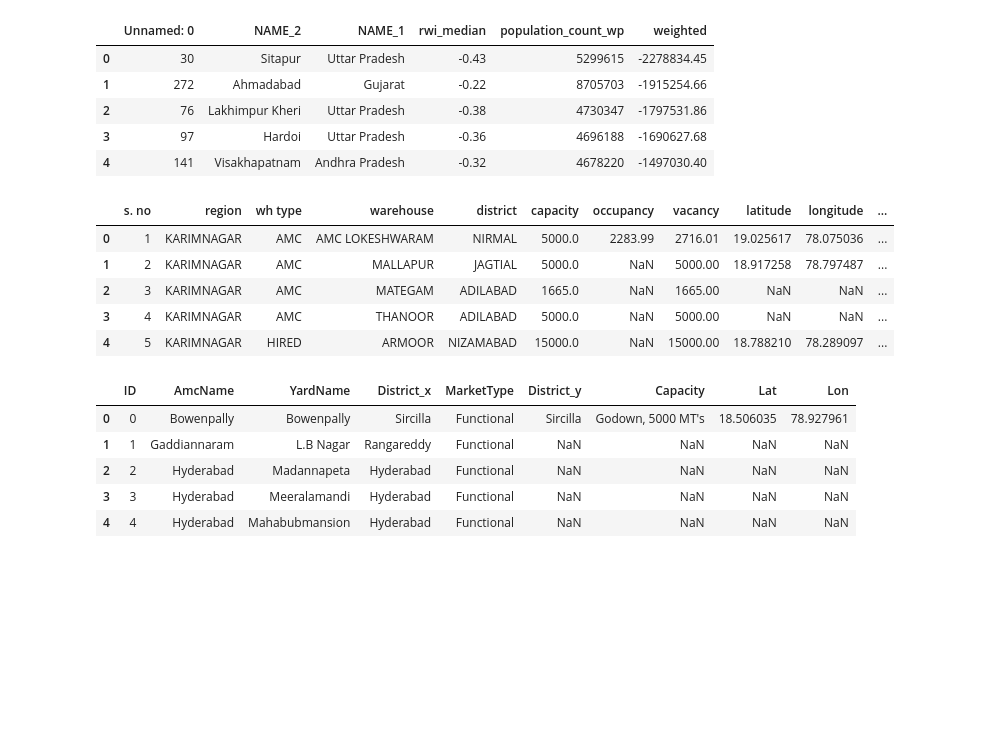
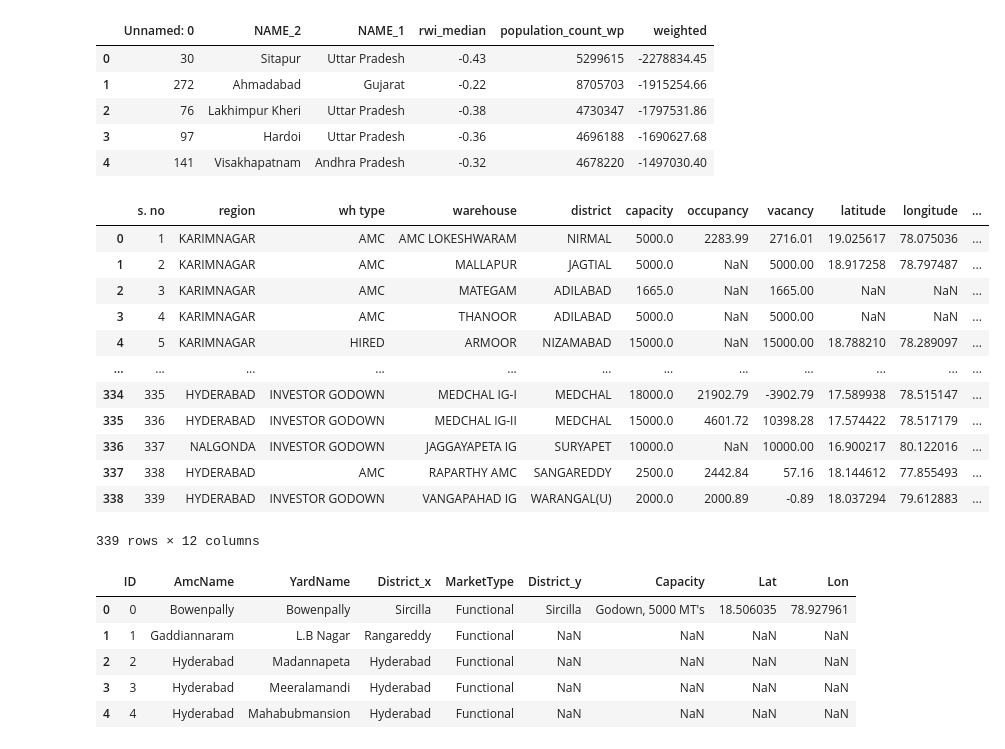
Before and after one commit to undpindia/dicra, a Jupyter notebook: analytics/notebooks/crop_fires/Exploration.ipynb, the cells around one changed output. Cells and saved outputs as stored; diff of their text form; code cells hidden in the pictures; blank space fills up the shorter version.

```diff
--- a/analytics/notebooks/crop_fires/Exploration.ipynb
+++ b/analytics/notebooks/crop_fires/Exploration.ipynb
@@ -49,14 +57,21 @@ pd.read_excel('rwi_median.xlsx').head()
 # %%
 os.chdir('c:\\Users\\Jesse\\OneDrive\\Documenten\\Master BAOR\\Thesis\\GitHub\\dicra\\analytics\\notebooks\\infrastructure')
 warehouse_data = pd.read_csv('ts-warehouse-data_march2022.csv')
-warehouse_data.head()
+warehouse_data
 # %% [output]
 |  | s. no | region | wh type | warehouse | district | capacity | occupancy | vacancy | latitude | longitude | ... |
 | 0 | 1 | KARIMNAGAR | AMC | AMC LOKESHWARAM | NIRMAL | 5000.0 | 2283.99 | 2716.01 | 19.025617 | 78.075036 | ... |
 | 1 | 2 | KARIMNAGAR | AMC | MALLAPUR | JAGTIAL | 5000.0 | NaN | 5000.00 | 18.917258 | 78.797487 | ... |
 | 2 | 3 | KARIMNAGAR | AMC | MATEGAM | ADILABAD | 1665.0 | NaN | 1665.00 | NaN | NaN | ... |
 | 3 | 4 | KARIMNAGAR | AMC | THANOOR | ADILABAD | 5000.0 | NaN | 5000.00 | NaN | NaN | ... |
 | 4 | 5 | KARIMNAGAR | HIRED | ARMOOR | NIZAMABAD | 15000.0 | NaN | 15000.00 | 18.788210 | 78.289097 | ... |
+| ... | ... | ... | ... | ... | ... | ... | ... | ... | ... | ... | ... |
+| 334 | 335 | HYDERABAD | INVESTOR GODOWN | MEDCHAL IG-I | MEDCHAL | 18000.0 | 21902.79 | -3902.79 | 17.589938 | 78.515147 | ... |
+| 335 | 336 | HYDERABAD | INVESTOR GODOWN | MEDCHAL IG-II | MEDCHAL | 15000.0 | 4601.72 | 10398.28 | 17.574422 | 78.517179 | ... |
+| 336 | 337 | NALGONDA | INVESTOR GODOWN | JAGGAYAPETA IG | SURYAPET | 10000.0 | NaN | 10000.00 | 16.900217 | 80.122016 | ... |
+| 337 | 338 | HYDERABAD | AMC | RAPARTHY AMC | SANGAREDDY | 2500.0 | 2442.84 | 57.16 | 18.144612 | 77.855493 | ... |
+| 338 | 339 | HYDERABAD | INVESTOR GODOWN | VANGAPAHAD IG | WARANGAL(U) | 2000.0 | 2000.89 | -0.89 | 18.037294 | 79.612883 | ... |
+339 rows × 12 columns
 # %%
 os.chdir('c:\\Users\\Jesse\\OneDrive\\Documenten\\Master BAOR\\Thesis\\GitHub\\dicra\\analytics\\notebooks\\market_yards')
 market_yards_data = pd.read_excel('list_market_yards_2021.xlsx')
```
Also changed, not shown: parts of 7 cells of this notebook.
